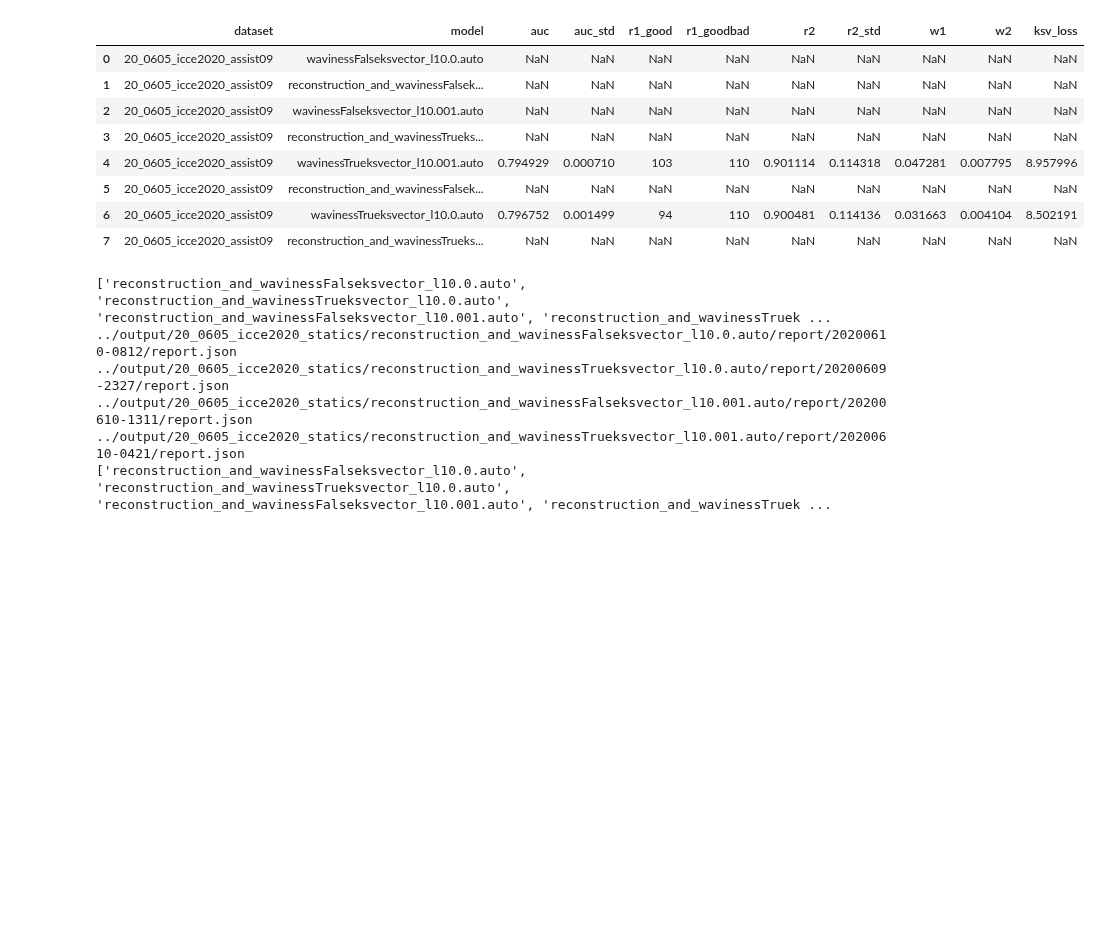
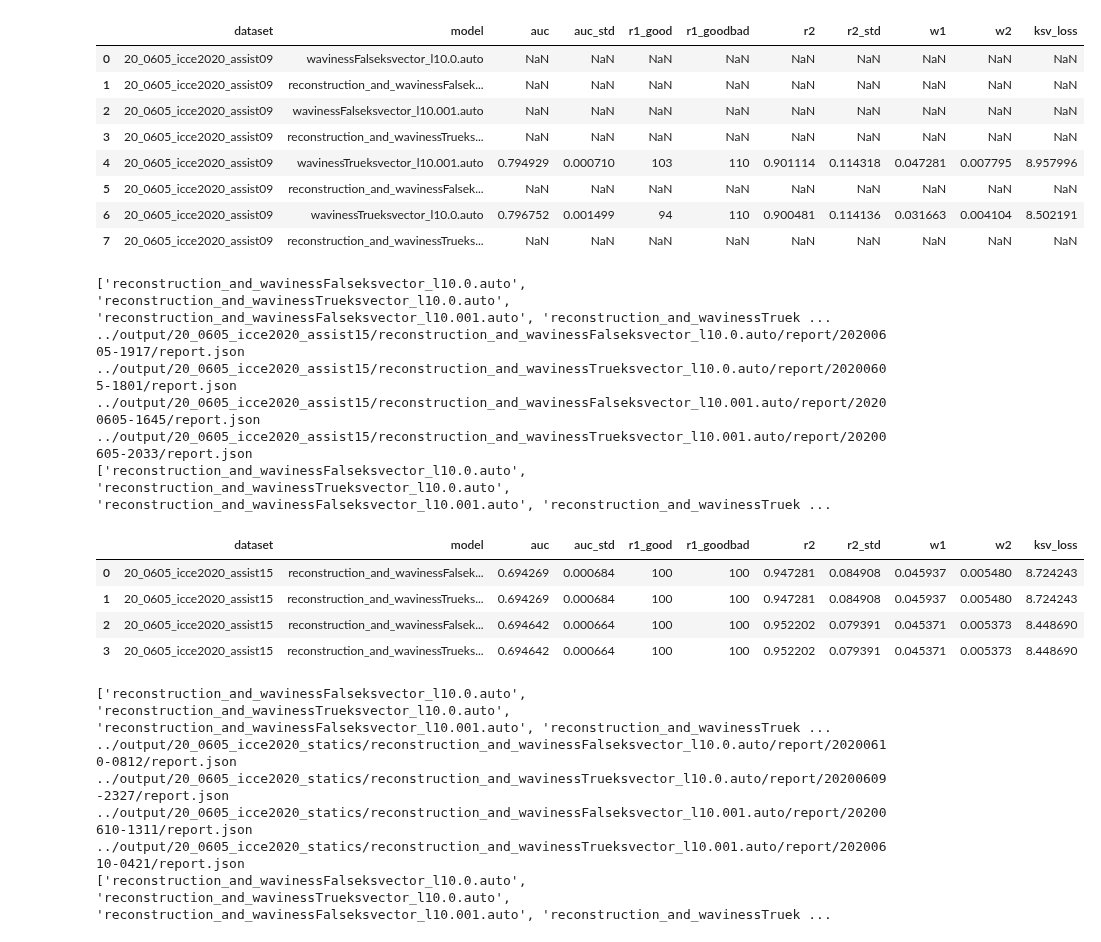
Before and after one commit to qqpann/KnowledgeTracing, a Jupyter notebook: notebook/Results_ICCE2020.ipynb, the cells around one changed output. Saved outputs shown, nothing was run; the diff lists cells and outputs as text; code cells hidden in the pictures; blank space fills up the shorter version.

```diff
--- a/notebook/Results_ICCE2020.ipynb
+++ b/notebook/Results_ICCE2020.ipynb
@@ -121,6 +121,20 @@ KeyError: '1'
 | 5 | 20_0605_icce2020_assist09 | reconstruction_and_wavinessFalsek... | NaN | NaN | NaN | NaN | NaN | NaN | NaN | NaN | NaN |
 | 6 | 20_0605_icce2020_assist09 | wavinessTrueksvector_l10.0.auto | 0.796752 | 0.001499 | 94 | 110 | 0.900481 | 0.114136 | 0.031663 | 0.004104 | 8.502191 |
 | 7 | 20_0605_icce2020_assist09 | reconstruction_and_wavinessTrueks... | NaN | NaN | NaN | NaN | NaN | NaN | NaN | NaN | NaN |
+# %%
+summarize_results('20_0605_icce2020_assist15')
+# %% [output]
+['reconstruction_and_wavinessFalseksvector_l10.0.auto', 'reconstruction_and_wavinessTrueksvector_l10.0.auto', 'reconstruction_and_wavinessFalseksvector_l10.001.auto', 'reconstruction_and_wavinessTruek ...
+../output/20_0605_icce2020_assist15/reconstruction_and_wavinessFalseksvector_l10.0.auto/report/20200605-1917/report.json
+../output/20_0605_icce2020_assist15/reconstruction_and_wavinessTrueksvector_l10.0.auto/report/20200605-1801/report.json
+../output/20_0605_icce2020_assist15/reconstruction_and_wavinessFalseksvector_l10.001.auto/report/20200605-1645/report.json
+../output/20_0605_icce2020_assist15/reconstruction_and_wavinessTrueksvector_l10.001.auto/report/20200605-2033/report.json
+['reconstruction_and_wavinessFalseksvector_l10.0.auto', 'reconstruction_and_wavinessTrueksvector_l10.0.auto', 'reconstruction_and_wavinessFalseksvector_l10.001.auto', 'reconstruction_and_wavinessTruek ...
+|  | dataset | model | auc | auc_std | r1_good | r1_goodbad | r2 | r2_std | w1 | w2 | ksv_loss |
+| 0 | 20_0605_icce2020_assist15 | reconstruction_and_wavinessFalsek... | 0.694269 | 0.000684 | 100 | 100 | 0.947281 | 0.084908 | 0.045937 | 0.005480 | 8.724243 |
+| 1 | 20_0605_icce2020_assist15 | reconstruction_and_wavinessTrueks... | 0.694269 | 0.000684 | 100 | 100 | 0.947281 | 0.084908 | 0.045937 | 0.005480 | 8.724243 |
+| 2 | 20_0605_icce2020_assist15 | reconstruction_and_wavinessFalsek... | 0.694642 | 0.000664 | 100 | 100 | 0.952202 | 0.079391 | 0.045371 | 0.005373 | 8.448690 |
+| 3 | 20_0605_icce2020_assist15 | reconstruction_and_wavinessTrueks... | 0.694642 | 0.000664 | 100 | 100 | 0.952202 | 0.079391 | 0.045371 | 0.005373 | 8.448690 |
 # %%
 summarize_results('20_0605_icce2020_statics')
 # %% [output]
```
